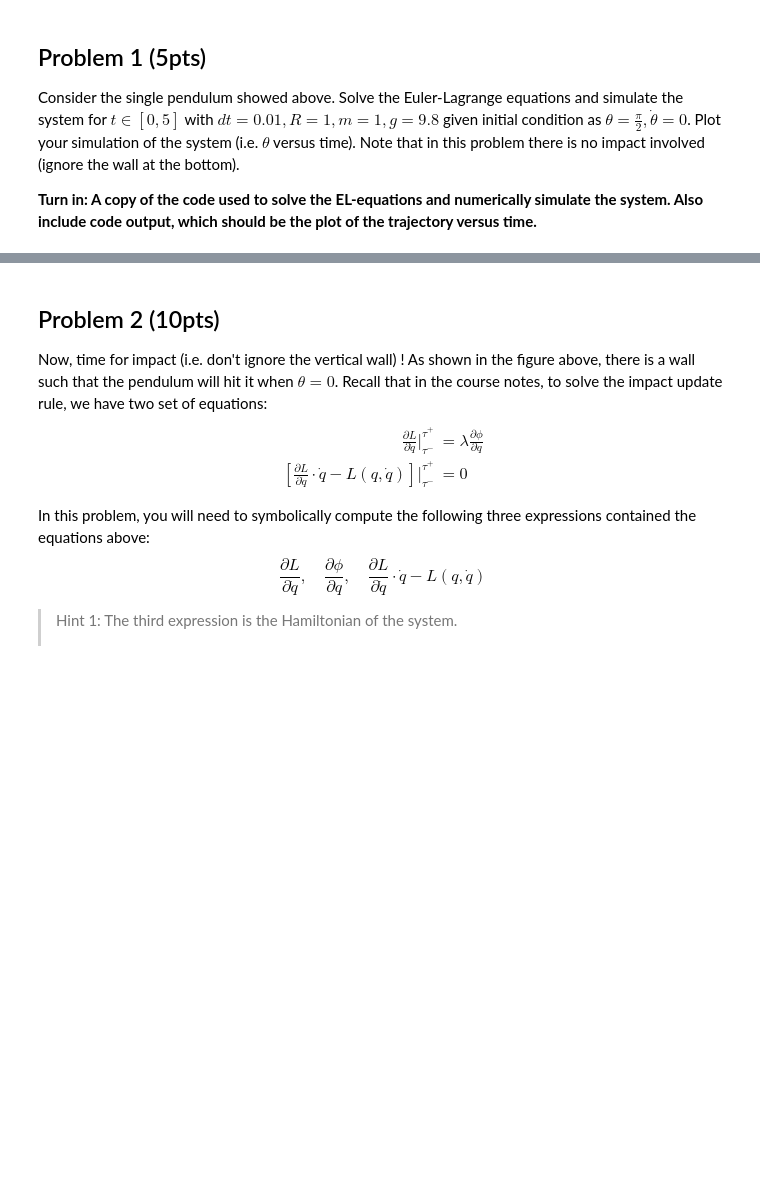
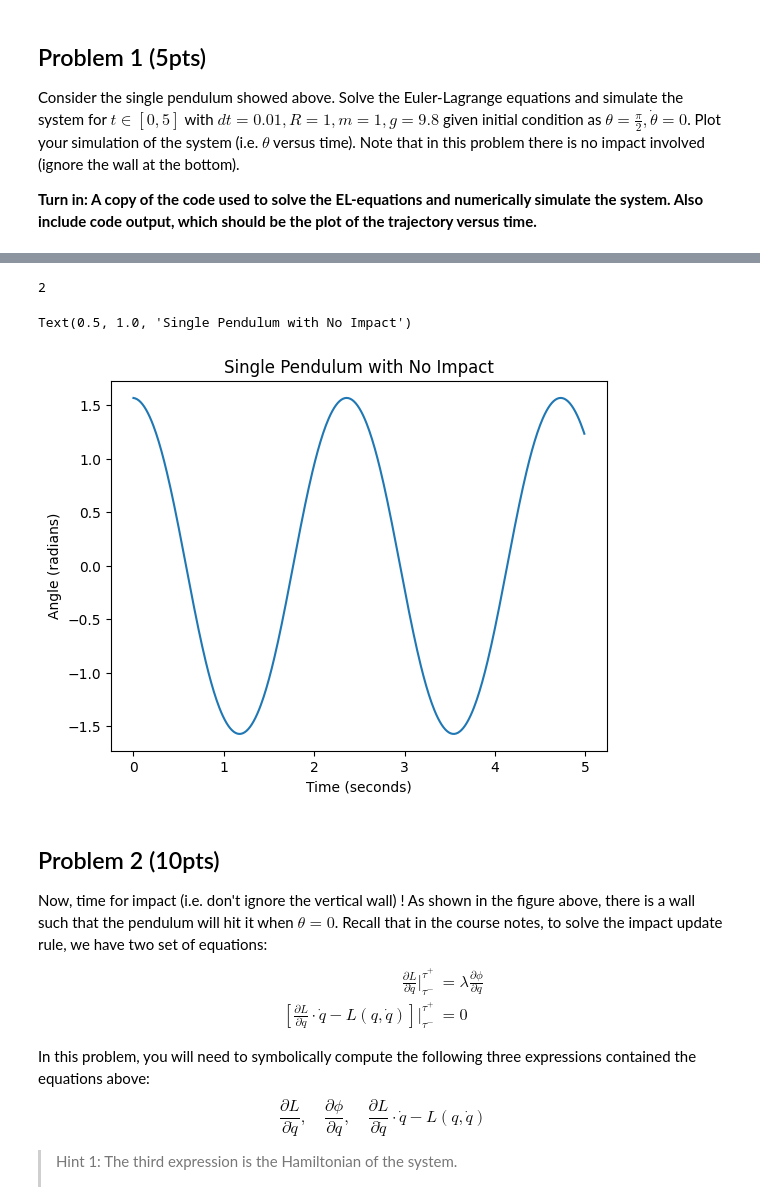
Before and after one commit to seanmorton2023/ME314, a Jupyter notebook: hw5_FA2022.ipynb, the cells around one changed output, grey strips where cells are left out. Drawn from its saved outputs; the diff is of its cells as text; code cells hidden in the pictures; blank space fills up the shorter version.

Commit message:
HW5: problems 1 and 2
mostly done with 2. not modular for the future problems

```diff
--- a/hw5_FA2022.ipynb
+++ b/hw5_FA2022.ipynb
@@ -381,0 +565,11 @@ Consider the single pendulum showed above. Solve the Euler-Lagrange equations an
+# %%
+# - compute non-constrained EL
+eqns = compute_EL(lagrangian1, q)
+eqns_solved = solve_EL(eqns, qdd)
+
+print("Euler-Lagrange equations:")
+display(eqns)
+
+print("Solved:")
+for eq in eqns_solved:
+    display(eq)
@@ -382,3 +581,38 @@ Consider the single pendulum showed above. Solve the Euler-Lagrange equations an
+# %%
+# - make dxdt function
+q_ext = sym.Matrix([theta, thetad])
+thetadd_sym = eqns_solved[0].rhs.subs(subs_dict)
+thetadd_np = sym.lambdify(q_ext, thetadd_sym)
+
+# display(thetadd_sym)
+# help(thetadd_np)
+
+def dxdt_problem1(t, s):
+    #derivatives of position and velocity are velocity and accel
+    return np.array([s[1], thetadd_np(*s)])
+
+# - define ICs
+ICs = [np.pi/2, 0]
+dt = 0.01
+tspan = [0,5]
+
+# - simulate system over times
+traj_array = simulate(dxdt_problem1, ICs, tspan, dt, rk4)
+print(len(traj_array))
+# %% [output]
+2
+# %%
+theta_array = traj_array[0]
+t_array = np.arange(tspan[0], tspan[1], dt)
+
+# - plot array over time
+plt.plot(t_array, theta_array)
+plt.xlabel("Time (seconds)")
+plt.ylabel("Angle (radians)")
+plt.title("Single Pendulum with No Impact")
+# %% [output]
+Text(0.5, 1.0, 'Single Pendulum with No Impact')
+[figure, added]
 # %% [markdown]
 ## Problem 2 (10pts)
 
```
Also changed, not shown: parts of 10 cells of this notebook, 1 other file.
